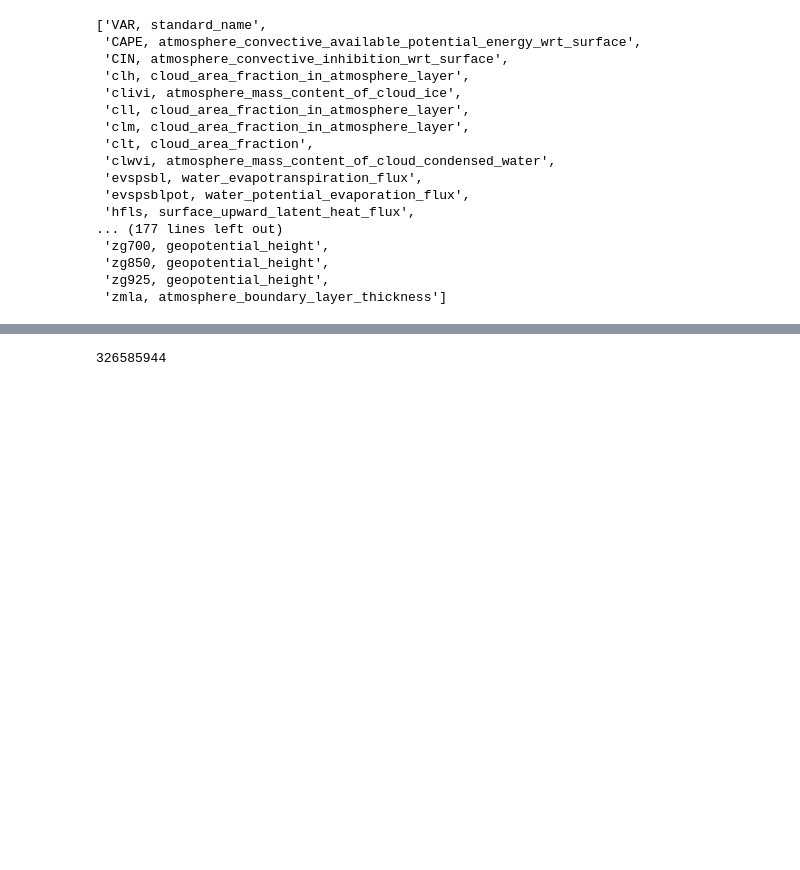
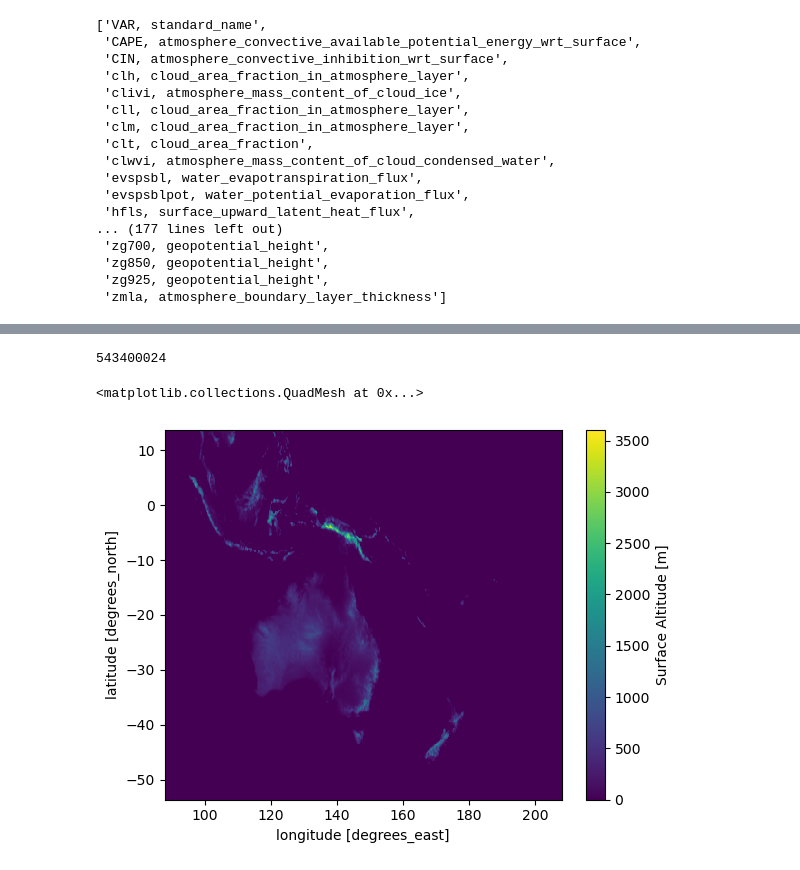
Before and after one commit to xenct/turbulence_AUSCAT, a Jupyter notebook: sample_BARPA-R_data.ipynb, the cells around one changed output, grey strips where cells are left out. Cells and saved outputs as stored; diff of their text form; code cells hidden in the pictures; blank space fills up the shorter version.

Commit message:
add clivi and clwvi variables

```diff
--- a/sample_BARPA-R_data.ipynb
+++ b/sample_BARPA-R_data.ipynb
@@ -98,27 +95,28 @@ standard_names
 # filelist
 # %%
 var_list_sample = [
-                   # 'hus10', 'hus20', 'hus30', 'hus50', 'hus70',
-                   'hus100', 'hus150', 'hus200', 'hus250', 'hus300',
-                   # 'hus400', 'hus500', 'hus600', 'hus700', 'hus850', 'hus925', 'hus1000',
+                   # 'hus10', 'hus20', 'hus30',
+                   'hus50', 'hus70', 'hus100', 'hus150', 'hus200', 'hus250', 'hus300', 'hus400',
+                   # 'hus500', 'hus600', 'hus700', 'hus850', 'hus925', 'hus1000',
                    # 'ta10', 'ta20', 'ta30', 'ta50', 'ta70',
-                   'ta100', 'ta150', 'ta200', 'ta250', 'ta300',
-                   # 'ta400', 'ta500', 'ta600', 'ta700', 'ta850', 'ta925', 'ta1000',
-                   # 'ua10', 'ua20', 'ua30', 'ua50', 'ua70',
-                   'ua100', 'ua150', 'ua200', 'ua250', 'ua300',
-                   # 'ua400', 'ua500', 'ua600', 'ua700', 'ua850', 'ua925', 'ua1000',
-                   # 'va10', 'va20', 'va30', 'va50', 'va70',
-                   'va100', 'va150', 'va200', 'va250', 'va300',
-                   # 'va400', 'va500', 'va600', 'va700', 'va850', 'va925', 'va1000',
-                   # 'wa10', 'wa20', 'wa30', 'wa50', 'wa70',
-                   'wa100', 'wa150', 'wa200', 'wa250', 'wa300',
-                   # 'wa400', 'wa500', 'wa600', 'wa700', 'wa850', 'wa925', 'wa1000',
-                   # 'zg10', 'zg20', 'zg30', 'zg50', 'zg70',
-                   'zg100', 'zg150', 'zg200', 'zg250', 'zg300',
-                   # 'zg400', 'zg500', 'zg600', 'zg700', 'zg850', 'zg925', 'zg1000',
+                   'ta50', 'ta70', 'ta100', 'ta150', 'ta200', 'ta250', 'ta300', 'ta400',
+                   # 'ta500', 'ta600', 'ta700', 'ta850', 'ta925', 'ta1000',
+                   # 'ua10', 'ua20', 'ua30',
+                   'ua50', 'ua70', 'ua100', 'ua150', 'ua200', 'ua250', 'ua300', 'ua400',
+                   # 'ua500', 'ua600', 'ua700', 'ua850', 'ua925', 'ua1000',
+                   # 'va10', 'va20', 'va30',
+                   'va50', 'va70', 'va100', 'va150', 'va200', 'va250', 'va300', 'va400',
+                   # 'va500', 'va600', 'va700', 'va850', 'va925', 'va1000',
+                   # 'wa10', 'wa20', 'wa30',
+                   'wa50', 'wa70', 'wa100', 'wa150', 'wa200', 'wa250', 'wa300', 'wa400',
+                   # 'wa500', 'wa600', 'wa700', 'wa850', 'wa925', 'wa1000',
+                   # 'zg10', 'zg20', 'zg30',
+                   'zg50', 'zg70', 'zg100', 'zg150', 'zg200', 'zg250', 'zg300', 'zg400',
+                   # 'zg500', 'zg600', 'zg700', 'zg850', 'zg925', 'zg1000',
                   ]
 filelist_fx = ['/g/data/py18/BARPA/output/CMIP6/DD/AUS-15/BOM/ACCESS-CM2/historical/r4i1p1f1/BARPA-R/v1-r1/fx/orog/v20231001/orog_AUS-15_ACCESS-CM2_historical_r4i1p1f1_BOM_BARPA-R_v1-r1_fx.nc']
-
+filelist_1hr = [f'/g/data/py18/BARPA/output/CMIP6/DD/AUS-15/BOM/ACCESS-CM2/historical/r4i1p1f1/BARPA-R/v1-r1/1hr/{VAR}/v20231001/{VAR}_AUS-15_ACCESS-CM2_historical_r4i1p1f1_BOM_BARPA-R_v1-r1_1hr_196001-196012.nc'
+                for VAR in ['clivi', 'clwvi',]]
 filelist = [f"/g/data/py18/BARPA/output/CMIP6/DD/AUS-15/BOM/ACCESS-CM2/historical/r4i1p1f1/BARPA-R/v1-r1/6hr/{VAR}/v20231001/{VAR}_AUS-15_ACCESS-CM2_historical_r4i1p1f1_BOM_BARPA-R_v1-r1_6hr_196001-196012.nc"
 for VAR in var_list_sample]
 # %%
@@ -128,6 +126,9 @@ ds = xr.open_mfdataset(filelist[:],
                        compat="override",
                        use_cftime=True,
                        preprocess=lambda ds:ds.sel(time="1960-06-01").drop_vars(["crs", "pressure"]) )
-ds = ds.merge(xr.open_mfdataset(filelist_fx, preprocess=lambda ds:ds.drop_vars(["crs"]), chunks={"lat":-1, "lon":-1}))
+#
+ds_1hr = xr.open_mfdataset(filelist_1hr, preprocess=lambda ds:ds.drop_vars(["crs"]).sel(time="1960-06-01").resample(time='6h').mean(),)
+ds_fx = xr.open_mfdataset(filelist_fx, preprocess=lambda ds:ds.drop_vars(["crs"]), chunks={"lat":-1, "lon":-1})
+ds = xr.merge([ds, ds_1hr, ds_fx])
 ds
 # %% [output]
@@ -153,4 +154,9 @@ Data variables: (12/31)
 # %%
 ds.nbytes
 # %% [output]
-326585944
+543400024
+# %%
+ds["orog"].plot()
+# %% [output]
+<matplotlib.collections.QuadMesh at 0x...>
+[figure, added]
```
Also changed, not shown: parts of 3 cells of this notebook.
